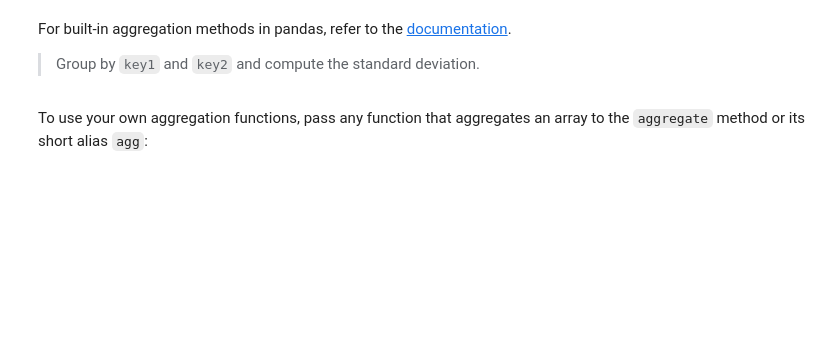
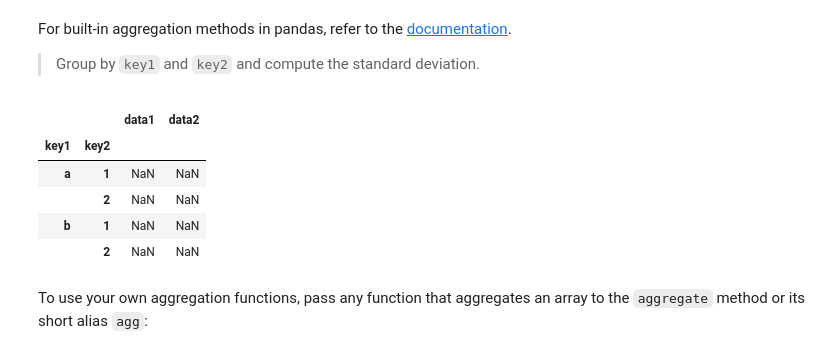
Before and after one commit to hydrocort/5m-data-1.9-eda-advanced, a Jupyter notebook: notebooks/eda_advanced_lesson.ipynb, the cells around one changed output. Cells and saved outputs as stored; diff of their text form; code cells hidden in the pictures; blank space fills up the shorter version.

```diff
--- a/notebooks/eda_advanced_lesson.ipynb
+++ b/notebooks/eda_advanced_lesson.ipynb
@@ -1550,6 +1575,15 @@ Name: data1, dtype: float64
 For built-in aggregation methods in pandas, refer to the [documentation](https://pandas.pydata.org/docs/user_guide/groupby.html#built-in-aggregation-methods).
 
 > Group by `key1` and `key2` and compute the standard deviation.
+# %%
+df.groupby(['key1', 'key2']).agg('std')
+# %% [output]
+|  |  | data1 | data2 |
+| key1 | key2 |  |  |
+| a | 1 | NaN | NaN |
+|  | 2 | NaN | NaN |
+| b | 1 | NaN | NaN |
+|  | 2 | NaN | NaN |
 # %% [markdown]
 To use your own aggregation functions, pass any function that aggregates an array to the `aggregate` method or its short alias `agg`:
 # %%
```
Also changed, not shown: parts of 24 cells of this notebook.
